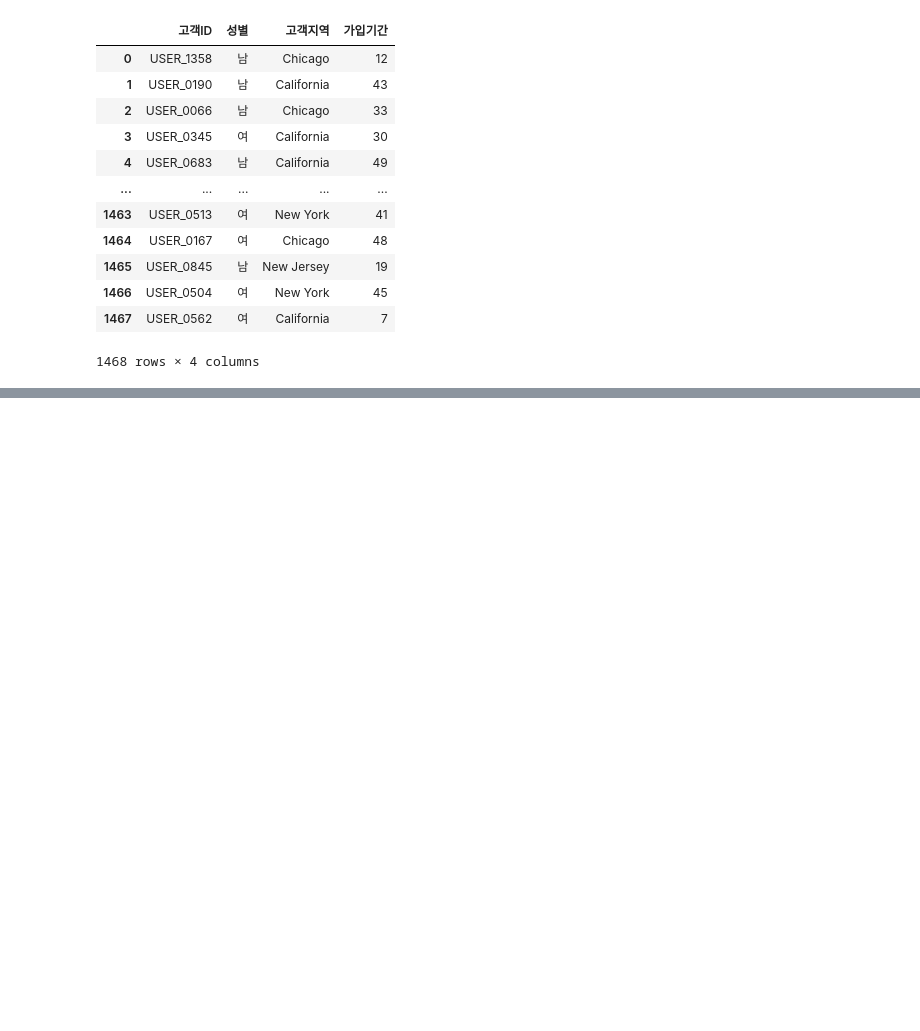
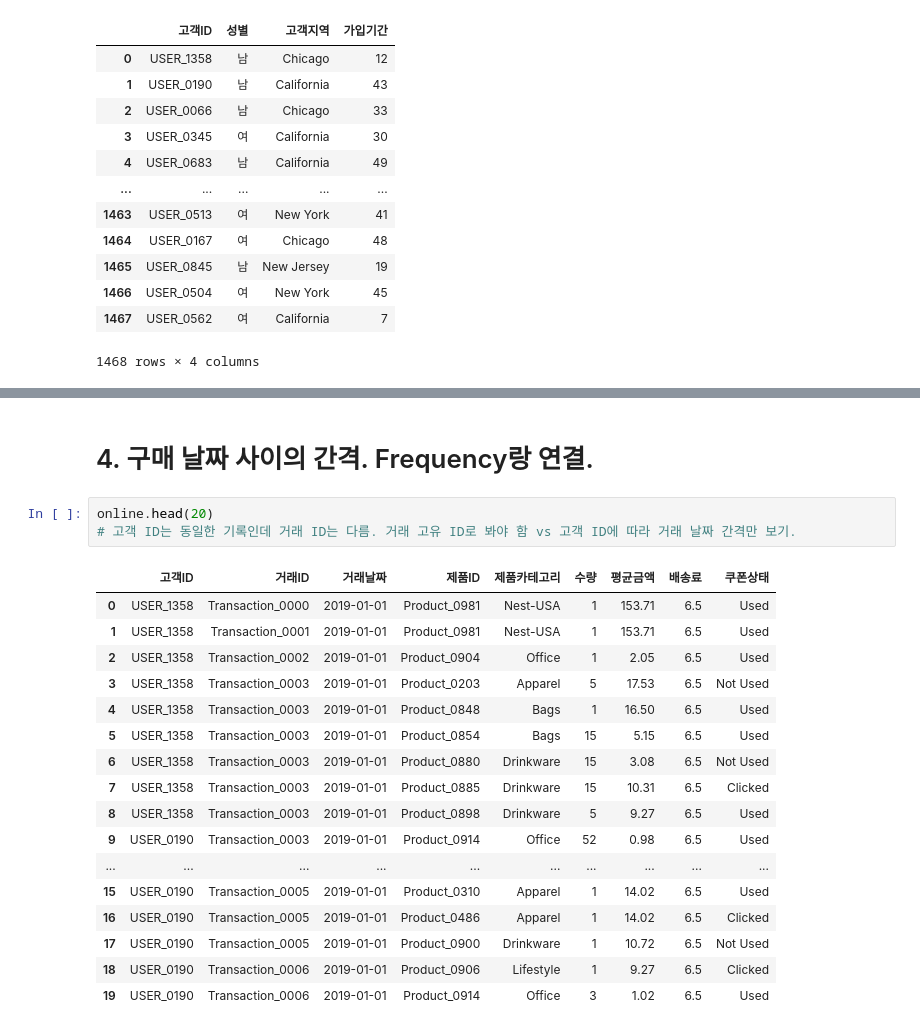
Before and after one commit to suheon99/suheon_99, a Jupyter notebook: 이커머스 고객 세분화 분석_ver 1.ipynb, the cells around one changed output, grey strips where cells are left out. Drawn from its saved outputs; the diff is of its cells as text; blank space fills up the shorter version.

```diff
--- a/이커머스 고객 세분화 분석_ver 1.ipynb
+++ b/이커머스 고객 세분화 분석_ver 1.ipynb
@@ -662,0 +702,23 @@ ValueError: All arrays must be of the same length
+# %% [markdown]
+# 4.  구매 날짜 사이의 간격. Frequency랑 연결.
+# %%
+online.head(20)
+# 고객 ID는 동일한 기록인데 거래 ID는 다름. 거래 고유 ID로 봐야 함 vs 고객 ID에 따라 거래 날짜 간격만 보기.
+# %% [output]
+|  | 고객ID | 거래ID | 거래날짜 | 제품ID | 제품카테고리 | 수량 | 평균금액 | 배송료 | 쿠폰상태 |
+| 0 | USER_1358 | Transaction_0000 | 2019-01-01 | Product_0981 | Nest-USA | 1 | 153.71 | 6.5 | Used |
+| 1 | USER_1358 | Transaction_0001 | 2019-01-01 | Product_0981 | Nest-USA | 1 | 153.71 | 6.5 | Used |
+| 2 | USER_1358 | Transaction_0002 | 2019-01-01 | Product_0904 | Office | 1 | 2.05 | 6.5 | Used |
+| 3 | USER_1358 | Transaction_0003 | 2019-01-01 | Product_0203 | Apparel | 5 | 17.53 | 6.5 | Not Used |
+| 4 | USER_1358 | Transaction_0003 | 2019-01-01 | Product_0848 | Bags | 1 | 16.50 | 6.5 | Used |
+| 5 | USER_1358 | Transaction_0003 | 2019-01-01 | Product_0854 | Bags | 15 | 5.15 | 6.5 | Used |
+| 6 | USER_1358 | Transaction_0003 | 2019-01-01 | Product_0880 | Drinkware | 15 | 3.08 | 6.5 | Not Used |
+| 7 | USER_1358 | Transaction_0003 | 2019-01-01 | Product_0885 | Drinkware | 15 | 10.31 | 6.5 | Clicked |
+| 8 | USER_1358 | Transaction_0003 | 2019-01-01 | Product_0898 | Drinkware | 5 | 9.27 | 6.5 | Used |
+| 9 | USER_0190 | Transaction_0003 | 2019-01-01 | Product_0914 | Office | 52 | 0.98 | 6.5 | Used |
+| ... | ... | ... | ... | ... | ... | ... | ... | ... | ... |
+| 15 | USER_0190 | Transaction_0005 | 2019-01-01 | Product_0310 | Apparel | 1 | 14.02 | 6.5 | Used |
+| 16 | USER_0190 | Transaction_0005 | 2019-01-01 | Product_0486 | Apparel | 1 | 14.02 | 6.5 | Clicked |
+| 17 | USER_0190 | Transaction_0005 | 2019-01-01 | Product_0900 | Drinkware | 1 | 10.72 | 6.5 | Not Used |
+| 18 | USER_0190 | Transaction_0006 | 2019-01-01 | Product_0906 | Lifestyle | 1 | 9.27 | 6.5 | Clicked |
+| 19 | USER_0190 | Transaction_0006 | 2019-01-01 | Product_0914 | Office | 3 | 1.02 | 6.5 | Used |
```
Also changed, not shown: parts of 19 cells of this notebook.
